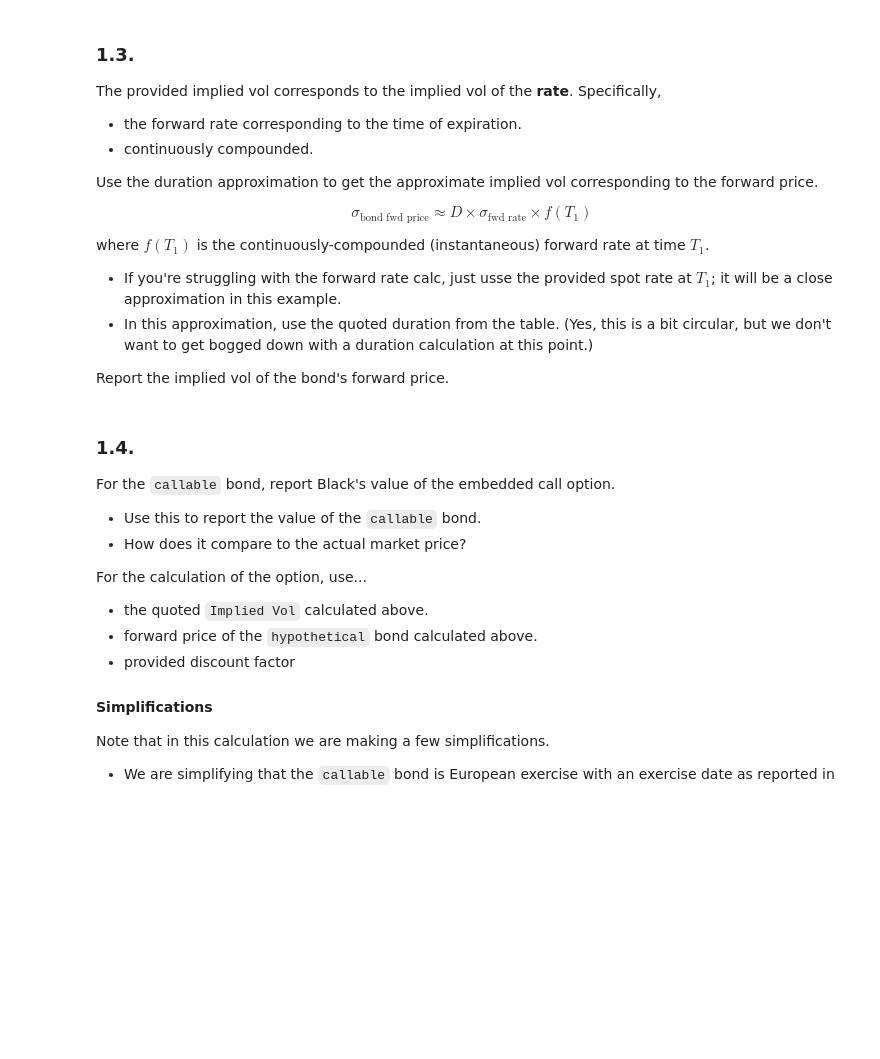
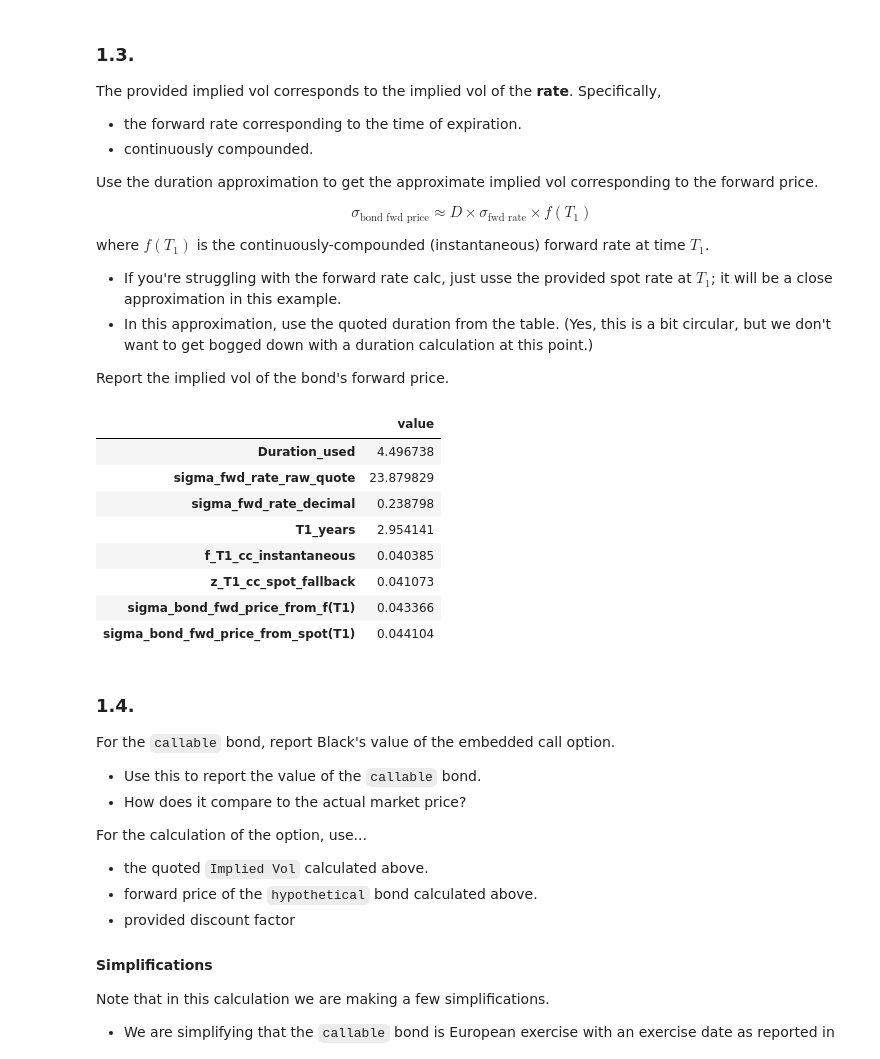
Before and after one commit to reecevdw/FINM-375-GROUP-A, a Jupyter notebook: hw1/C.6.1.%20Freddie%20Mac%20Bonds.ipynb, the cells around one changed output. Drawn from its saved outputs; the diff is of its cells as text; code cells hidden in the pictures; blank space fills up the shorter version.

```diff
--- a/hw1/C.6.1.%20Freddie%20Mac%20Bonds.ipynb
+++ b/hw1/C.6.1.%20Freddie%20Mac%20Bonds.ipynb
@@ -14,8 +14,8 @@ The data contains info on the following bonds.
 `Callable`
 * `FHLMC 4.41 01/28/30` is a callable bond, and it is the primary object of our analysis.
 # %%
-FILE_BOND = '../data/callable_bonds_2025-02-13.xlsx'
-FILE_CURVE = '../data/discount_curve_2025-02-13.xlsx'
+FILE_BOND = 'data/callable_bonds_2025-02-13.xlsx'
+FILE_CURVE = 'data/discount_curve_2025-02-13.xlsx'
 
 KEY_CALLABLE = 'FHLMC 4.41 01/28/30'
 # %% [markdown]
@@ -115,6 +277,73 @@ where $f(T_1)$ is the continuously-compounded (instantaneous) forward rate at ti
 * In this approximation, use the quoted duration from the table. (Yes, this is a bit circular, but we don't want to get bogged down with a duration calculation at this point.)
 
 Report the implied vol of the bond's forward price.
+# %%
+# 1.3 Approximate implied vol of the bond forward price
+# Uses: discs, quotes, info, KEY_CALLABLE, and (optionally) ttm_call from 1.2
+
+bond_key = KEY_CALLABLE
+
+# Time to exercise (reuse from 1.2 if available)
+if "ttm_call" not in globals():
+    quote_date = pd.Timestamp(info.loc["Date Quoted", bond_key])
+    call_date = pd.Timestamp(info.loc["Date Next Call", bond_key])
+    ttm_call = (call_date - quote_date).days / 365.25
+
+# Quoted duration from table (per instructions)
+D_quoted = float(quotes.loc["Duration", bond_key])
+
+# Implied vol of forward RATE from table
+sigma_rate_raw = float(quotes.loc["Implied Vol", bond_key])
+sigma_rate = sigma_rate_raw / 100.0 if sigma_rate_raw > 1 else sigma_rate_raw  # handle 23.88 vs 0.2388
+
+# Instantaneous cc forward rate f(T1) from discount curve:
+# f(t) = - d/dt ln D(0,t), approximated by finite differences on curve grid.
+x = discs.index.astype(float).values
+d = discs["discount"].astype(float).values
+
+def inst_fwd_cc(t, x, d):
+    # local slope of ln D around t using neighboring curve points
+    lnD = np.log(d)
+    i = np.searchsorted(x, t)
+    if i <= 0:
+        slope = (lnD[1] - lnD[0]) / (x[1] - x[0])      # forward diff
+    elif i >= len(x):
+        slope = (lnD[-1] - lnD[-2]) / (x[-1] - x[-2])  # backward diff
+    else:
+        slope = (lnD[i] - lnD[i-1]) / (x[i] - x[i-1])  # local secant
+    return -slope
+
+f_T1 = inst_fwd_cc(ttm_call, x, d)
+
+# Also compute spot-rate-at-T1 fallback (as allowed in prompt)
+D_T1 = float(np.interp(ttm_call, x, d))
+z_T1 = -np.log(D_T1) / ttm_call  # cc spot to T1
+
+# Duration approximation:
+# sigma_bond_fwd_price ≈ D * sigma_fwd_rate * f(T1)
+sigma_bond_from_fwd = D_quoted * sigma_rate * f_T1
+sigma_bond_from_spot = D_quoted * sigma_rate * z_T1  # fallback approximation
+
+pd.DataFrame({
+    "Duration_used": [D_quoted],
+    "sigma_fwd_rate_raw_quote": [sigma_rate_raw],
+    "sigma_fwd_rate_decimal": [sigma_rate],
+    "T1_years": [ttm_call],
+    "f_T1_cc_instantaneous": [f_T1],
+    "z_T1_cc_spot_fallback": [z_T1],
+    "sigma_bond_fwd_price_from_f(T1)": [sigma_bond_from_fwd],
+    "sigma_bond_fwd_price_from_spot(T1)": [sigma_bond_from_spot],
+}).T.rename(columns={0: "value"})
+# %% [output]
+|  | value |
+| Duration_used | 4.496738 |
+| sigma_fwd_rate_raw_quote | 23.879829 |
+| sigma_fwd_rate_decimal | 0.238798 |
+| T1_years | 2.954141 |
+| f_T1_cc_instantaneous | 0.040385 |
+| z_T1_cc_spot_fallback | 0.041073 |
+| sigma_bond_fwd_price_from_f(T1) | 0.043366 |
+| sigma_bond_fwd_price_from_spot(T1) | 0.044104 |
 # %% [markdown]
 ### 1.4.
 
```
Also changed, not shown: parts of 4 cells of this notebook.
